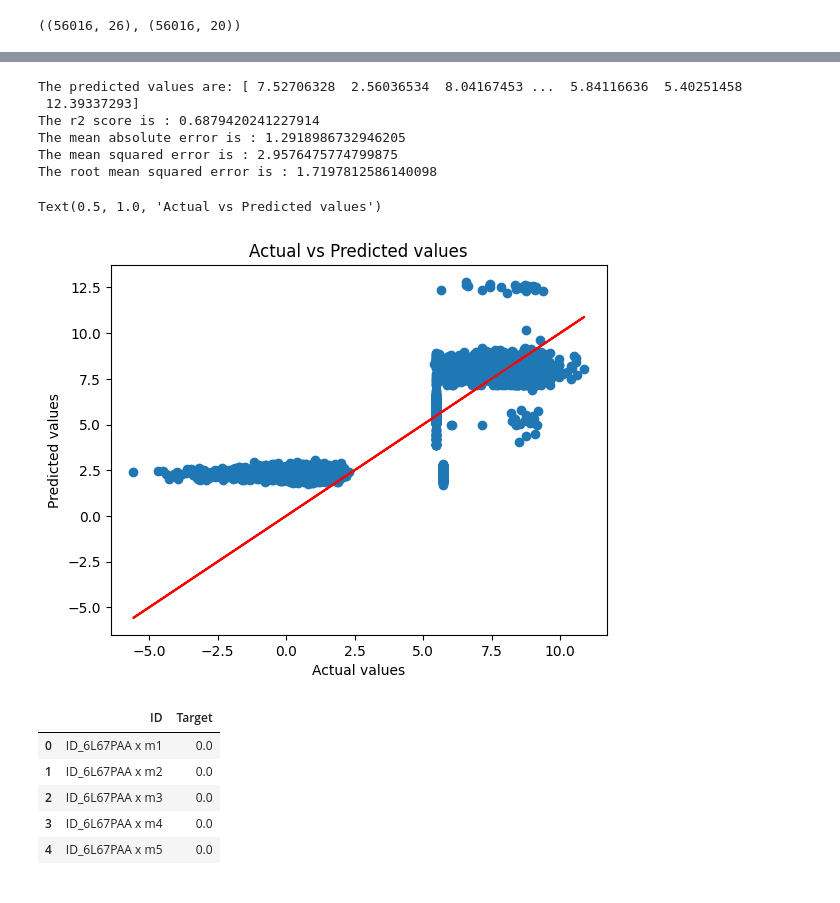
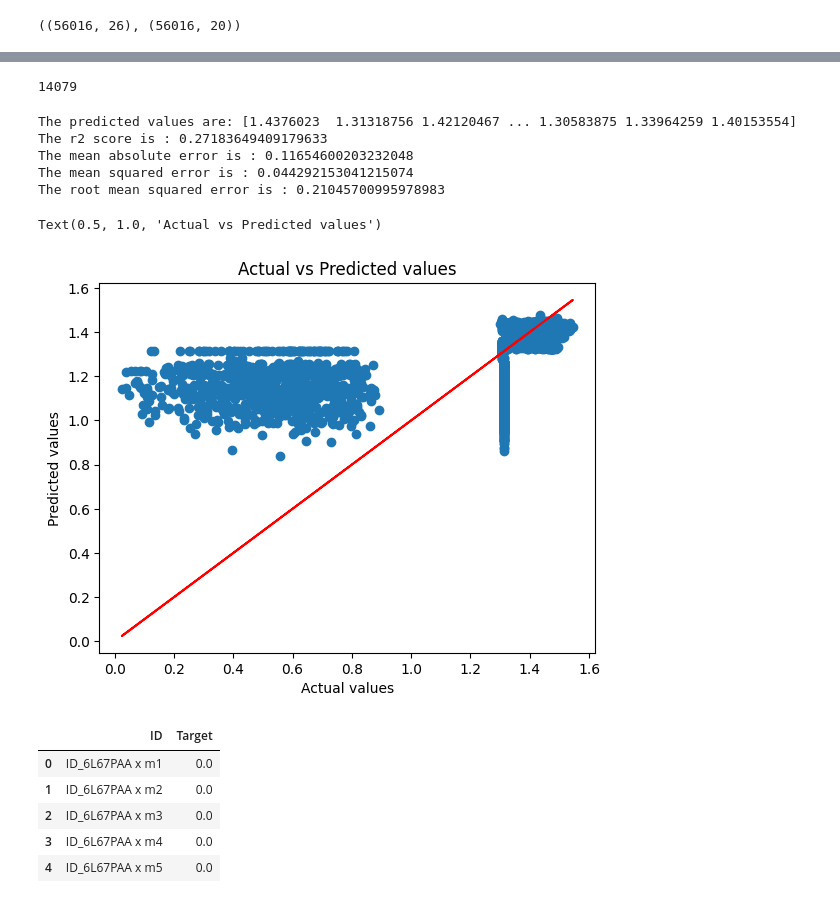
Before and after one commit to ashioyajotham/Daily-ML, a Jupyter notebook: ambassador-skill-up-hackathon/amba_hack.ipynb, the cells around one changed output, grey strips where cells are left out. Saved outputs shown, nothing was run; the diff lists cells and outputs as text; code cells hidden in the pictures.

```diff
--- a/ambassador-skill-up-hackathon/amba_hack.ipynb
+++ b/ambassador-skill-up-hackathon/amba_hack.ipynb
@@ -155,8 +139,8 @@ test['LastPaymentDate_year'] = test['LastPaymentDate'].dt.year
 test.rename(columns={'MainApplicantGender':'Gender'}, inplace=True)
 # %%
 # Drop date columns
-train.drop(['ExpectedTermDate', 'FirstPaymentDate', 'LastPaymentDate'], axis=1, inplace=True)
-test.drop(['ExpectedTermDate', 'FirstPaymentDate', 'LastPaymentDate'], axis=1, inplace=True)
+#train.drop(['ExpectedTermDate', 'FirstPaymentDate', 'LastPaymentDate'], axis=1, inplace=True)
+#test.drop(['ExpectedTermDate', 'FirstPaymentDate', 'LastPaymentDate'], axis=1, inplace=True)
 
 # Drop initial target columns
 train.drop(['m1', 'm2', 'm3', 'm4', 'm5', 'm6'], axis=1, inplace=True)
@@ -289,13 +278,3 @@ train['Target'] = np.square(train['Target'])
 
 # Correlation with target
 train.select_dtypes('number').corr()['Target'].sort_values(ascending=False)
-# %%
-# Inverse
-# Inverse transform
-train['Age'] = 1/train['Age']
-train['Deposit'] = 1/train['Deposit']
-train['Term'] = 1/train['Term']
-train['Target'] = 1/train['Target']
-
-# Correlation with target
-train.select_dtypes('number').corr()['Target'].sort_values(ascending=False)
@@ -328,6 +288,10 @@ train['Target'] = 1/(train['Target']**2)
 
 # Correlation with target
 train.select_dtypes('number').corr()['Target'].sort_values(ascending=False)
+# %%
+train['Target'].isna().sum()
+# %% [output]
+14079
 # %%
 from sklearn.preprocessing import LabelEncoder, StandardScaler
 from sklearn.model_selection import train_test_split, cross_val_score, GridSearchCV, RandomizedSearchCV
@@ -339,51 +303,50 @@ train['Target'].fillna(train['Target'].mean(), inplace=True)
 X = train[features]
 y = train['Target']
 
-# Label encode categorical variables
-le = LabelEncoder()
-for col in X.columns:
-    if X[col].dtype == 'object':
-        X[col] = le.fit_transform(X[col])
+# Impute missing values using SimpleImputer
+from sklearn.impute import SimpleImputer
+imputer = SimpleImputer(strategy='mean')
+X = imputer.fit_transform(X)
 
 # Scale the data
 scaler = StandardScaler()
 X = scaler.fit_transform(X)
 
 # Split the data into train and test
 X_train, X_test, y_train, y_test = train_test_split(X, y, test_size=.2, random_state=42)
 
 from sklearn.linear_model import LinearRegression
 lr = LinearRegression()
 lr.fit(X_train, y_train)
 
 # Make predictions
 lr_y_pred = lr.predict(X_test)
+
 print(f'The predicted values are: {lr_y_pred}')
 
 # Evaluate the model
 from sklearn.metrics import r2_score, mean_absolute_error, mean_squared_error, mean_absolute_percentage_error
 print(f'The r2 score is : {r2_score(y_test, lr_y_pred)}')
 print(f'The mean absolute error is : {mean_absolute_error(y_test, lr_y_pred)}')
 print(f'The mean squared error is : {mean_squared_error(y_test, lr_y_pred)}')
 print(f'The root mean squared error is : {np.sqrt(mean_squared_error(y_test, lr_y_pred))}')
 
 
 # Visualize the model
 plt.scatter(y_test, lr_y_pred)
 # Add a line plot
 plt.plot(y_test, y_test, 'r')
 plt.xlabel('Actual values')
 plt.ylabel('Predicted values')
 plt.title('Actual vs Predicted values')
 # %% [output]
-The predicted values are: [ 7.52706328  2.56036534  8.04167453 ...  5.84116636  5.40251458
- 12.39337293]
-The r2 score is : 0.6879420241227914
-The mean absolute error is : 1.2918986732946205
-The mean squared error is : 2.9576475774799875
-The root mean squared error is : 1.7197812586140098
+The predicted values are: [1.4376023  1.31318756 1.42120467 ... 1.30583875 1.33964259 1.40153554]
+The r2 score is : 0.27183649409179633
+The mean absolute error is : 0.11654600203232048
+The mean squared error is : 0.044292153041215074
+The root mean squared error is : 0.21045700995978983
 Text(0.5, 1.0, 'Actual vs Predicted values')
-[figure, old version]
+[figure, new version]
 # %%
 sample = pd.read_csv('SampleSubmission.csv')
 sample.head()
```
Also changed, not shown: parts of 6 cells of this notebook.
